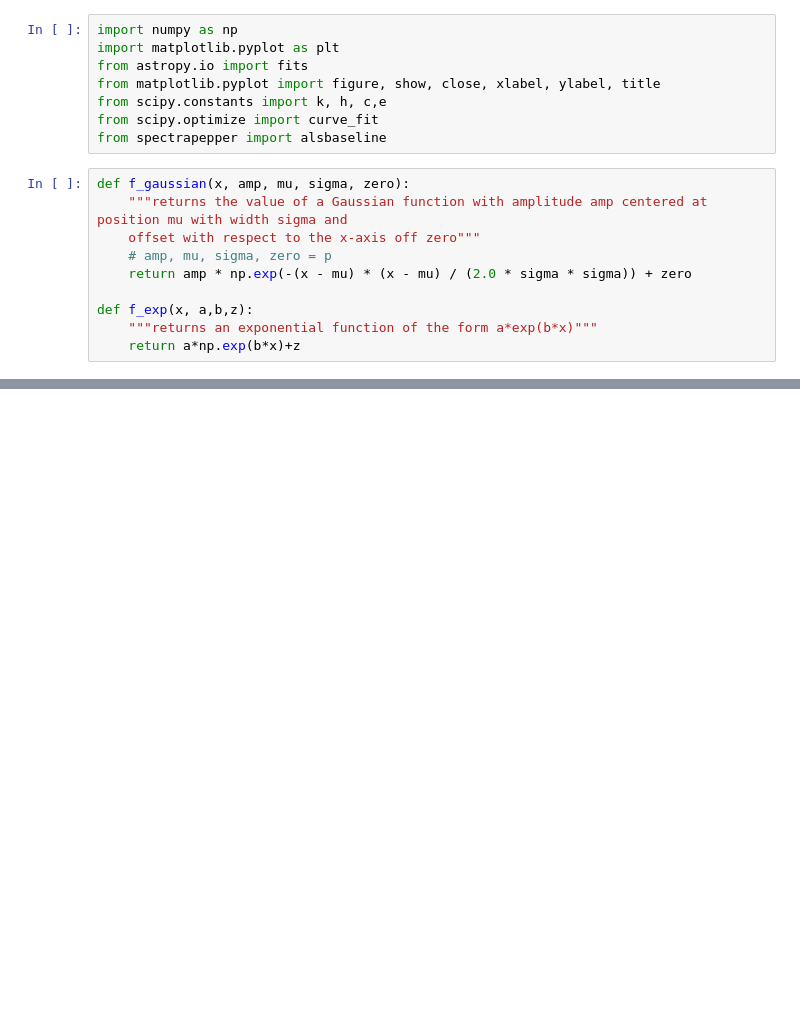
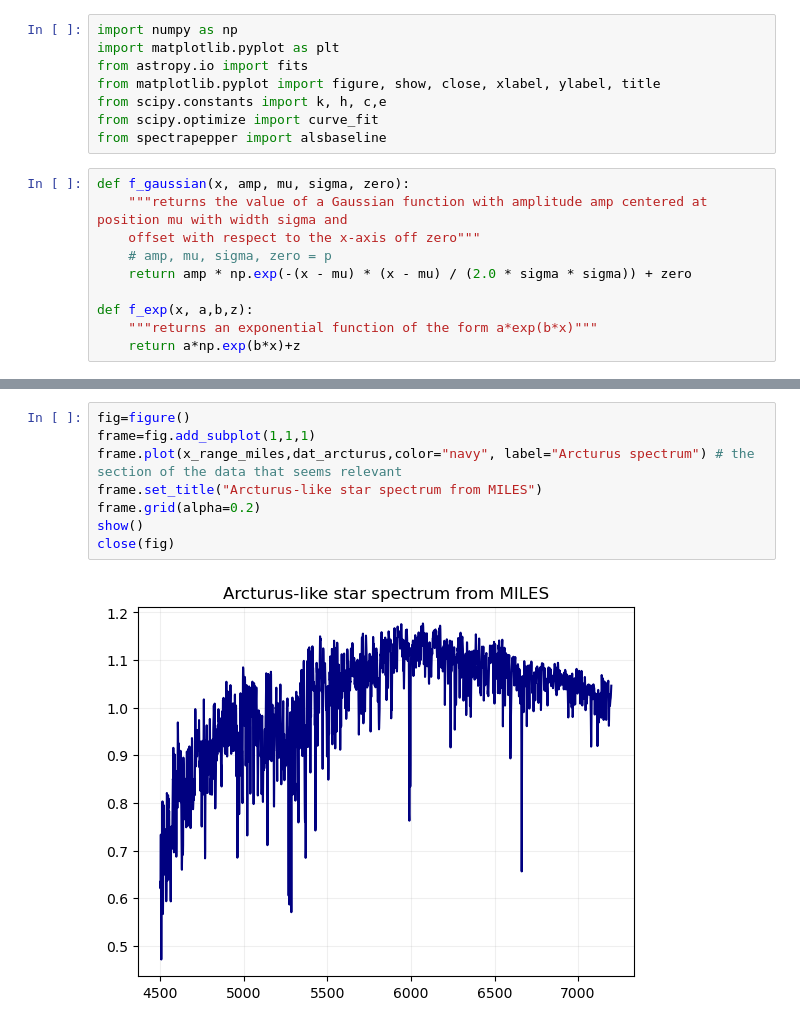
Before and after one commit to Timobrenn/G99-Spectroscopy, a Jupyter notebook: FWHM-arcturus.ipynb, the cells around one changed output, grey strips where cells are left out. Saved outputs shown, nothing was run; the diff lists cells and outputs as text; blank space fills up the shorter version.

```diff
--- a/FWHM-arcturus.ipynb
+++ b/FWHM-arcturus.ipynb
@@ -277,0 +350,10 @@ close(fig)
+# %%
+fig=figure()
+frame=fig.add_subplot(1,1,1)
+frame.plot(x_range_miles,dat_arcturus,color="navy", label="Arcturus spectrum") # the section of the data that seems relevant
+frame.set_title("Arcturus-like star spectrum from MILES")
+frame.grid(alpha=0.2)
+show()
+close(fig)
+# %% [output]
+[figure, added]
```
Also changed, not shown: parts of 12 cells of this notebook, 1 other file.
